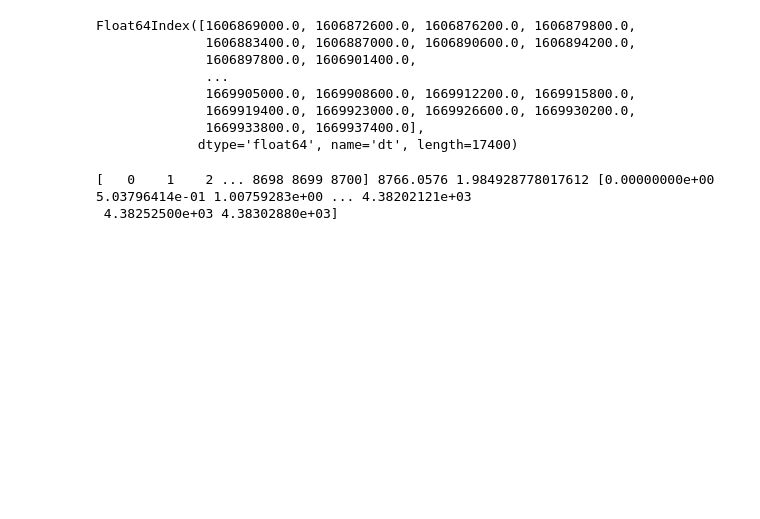
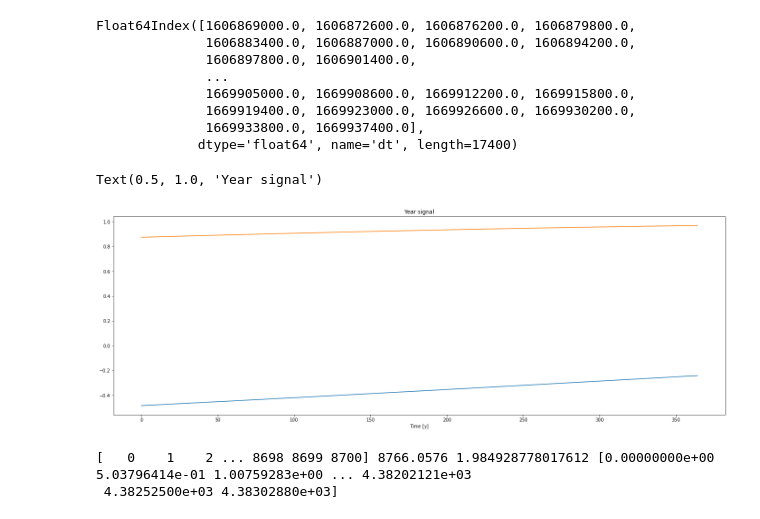
Before and after one commit to iamneo-production/00aa9422-7c04-4b7c-975b-6ed887ff7d95, a Jupyter notebook: EDA_AQI.ipynb, the cells around one changed output. Saved outputs shown, nothing was run; the diff lists cells and outputs as text; code cells hidden in the pictures; blank space fills up the shorter version.

```diff
--- a/EDA_AQI.ipynb
+++ b/EDA_AQI.ipynb
@@ -319,0 +340,4 @@ datetime = df_n['dt']
+# %%
+df_full = df_full[[col]]
+# %%
+df21 = df_full
@@ -320,5 +355,5 @@ datetime = df_n['dt']
 # %%
-date_time = pd.to_datetime(df_n.index)
+date_time = pd.to_datetime(df21.index)
 date_time
 # %% [output]
 DatetimeIndex(['2020-12-02 00:30:00', '2020-12-02 01:30:00',
@@ -349,7 +384,7 @@ Float64Index([1606869000.0, 1606872600.0, 1606876200.0, 1606879800.0,
 day = 24*60*60
 year = (365.2425)*day
 
-df_n['d_sin'] = np.sin(timestamp_s * (2 * np.pi / day))
-df_n['d_cos'] = np.cos(timestamp_s * (2 * np.pi / day))
-df_n['y_sin'] = np.sin(timestamp_s * (2 * np.pi / year))
-df_n['y_cos'] = np.cos(timestamp_s * (2 * np.pi / year))
+df21['d_sin'] = np.sin(timestamp_s * (2 * np.pi / day))
+df21['d_cos'] = np.cos(timestamp_s * (2 * np.pi / day))
+df21['y_sin'] = np.sin(timestamp_s * (2 * np.pi / year))
+df21['y_cos'] = np.cos(timestamp_s * (2 * np.pi / year))
@@ -358 +391,9 @@ fast fourier trans
+# %%
+df21.iloc[:365]['y_sin'].plot()
+df21.iloc[:365]['y_cos'].plot()
+plt.xlabel('Time [y]')
+plt.title('Year signal')
+# %% [output]
+Text(0.5, 1.0, 'Year signal')
+[figure, added]
 # %%
```
Also changed, not shown: parts of 110 cells of this notebook.
